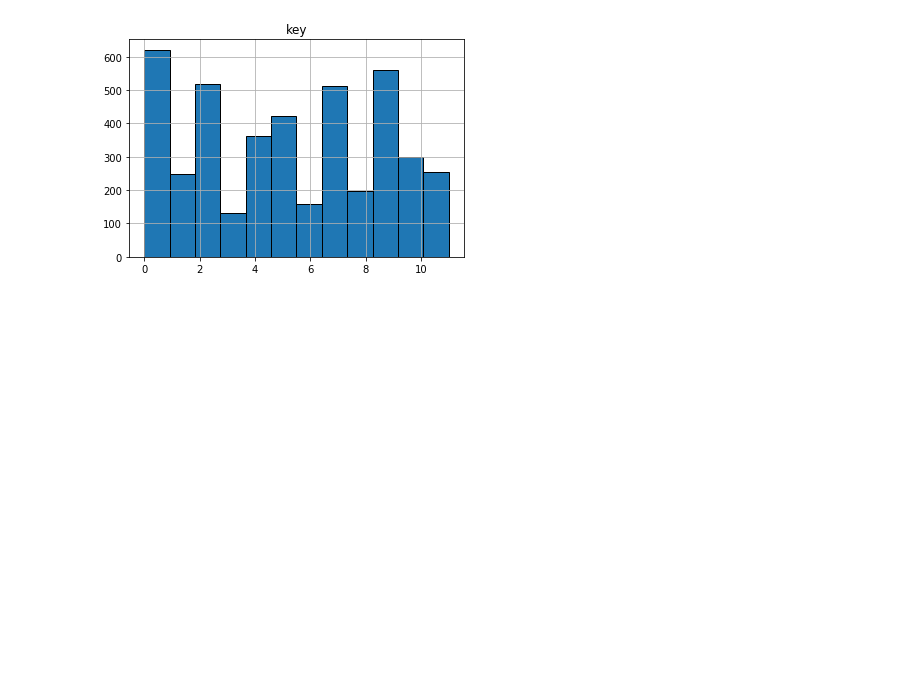
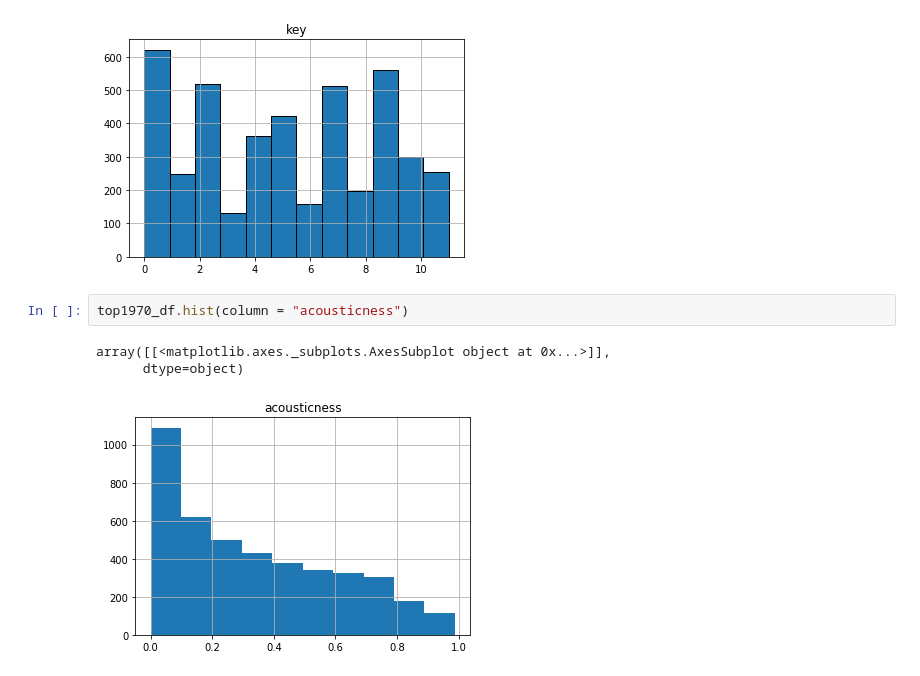
Before and after one commit to JKocher13/DataEngineering.Labs.AirflowProject, a Jupyter notebook: Python_Notebook_for_Airflow_Project.ipynb, the cells around one changed output. Cells and saved outputs as stored; diff of their text form; blank space fills up the shorter version.

```diff
--- a/Python_Notebook_for_Airflow_Project.ipynb
+++ b/Python_Notebook_for_Airflow_Project.ipynb
@@ -614,3 +614,9 @@ top1970_df.hist(column = "key", bins = 12,ec='black')
 array([[<matplotlib.axes._subplots.AxesSubplot object at 0x...>]],
       dtype=object)
 [figure]
+# %%
+top1970_df.hist(column = "acousticness")
+# %% [output]
+array([[<matplotlib.axes._subplots.AxesSubplot object at 0x...>]],
+      dtype=object)
+[figure, added]
```
Also changed, not shown: parts of 31 cells of this notebook.
